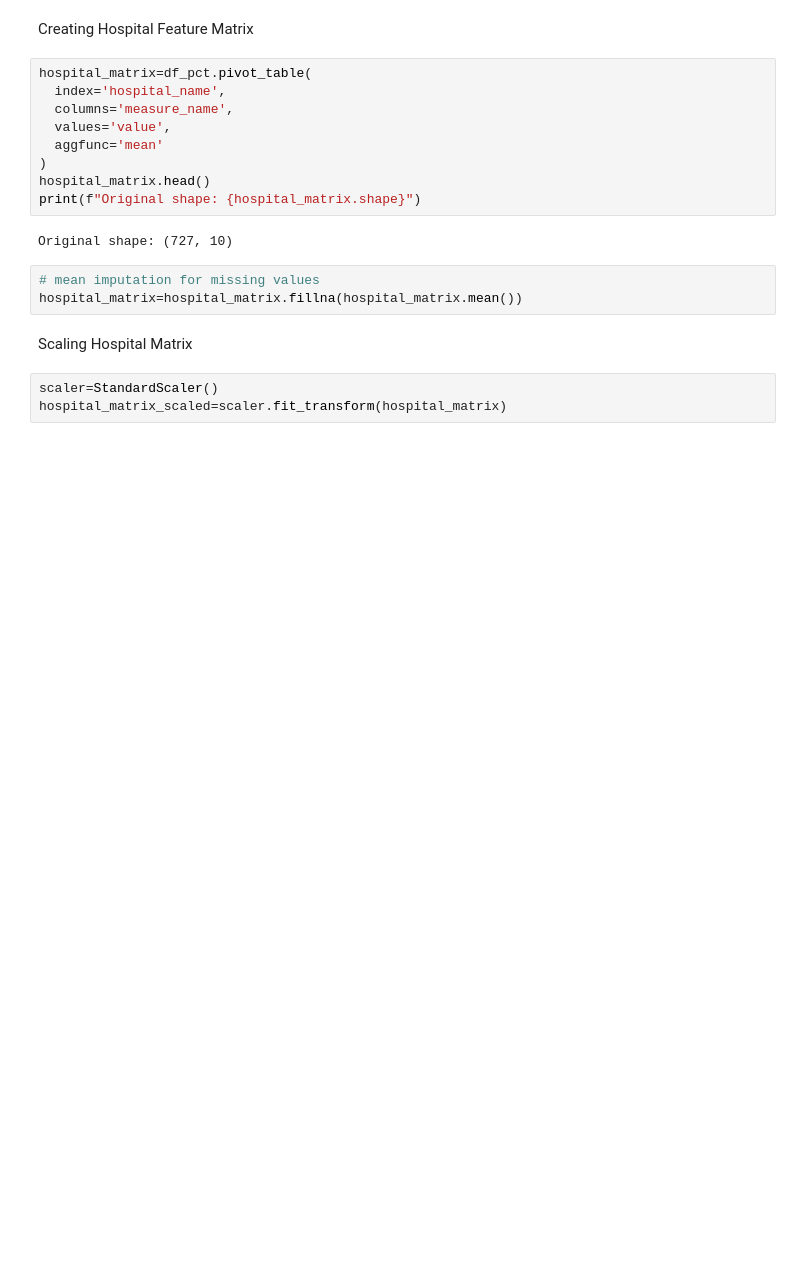
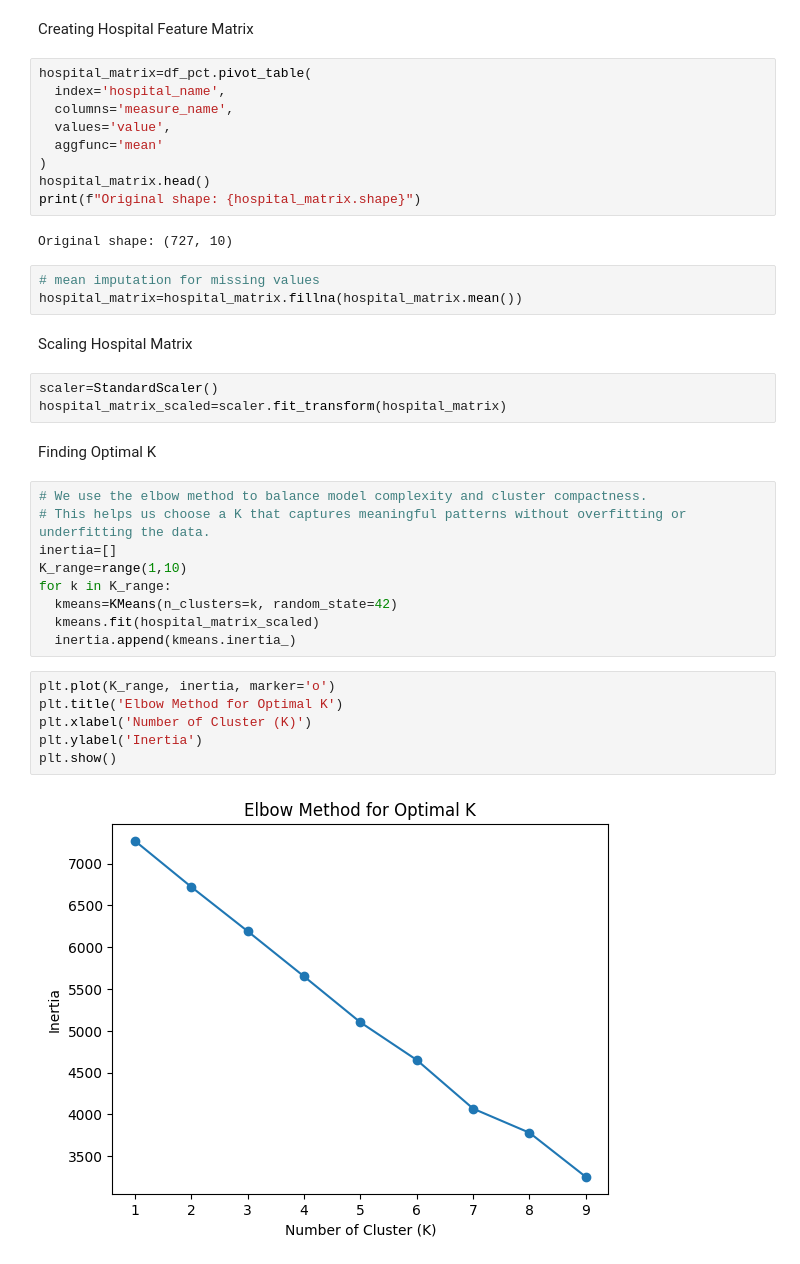
Before and after one commit to MahnoorAhmed-Dev/Hospital-Operations-Analytics-Pipeline, a Jupyter notebook: data_mining/notebooks/06_hospital_clustering_analysis.ipynb, the cells around one changed output. Cells and saved outputs as stored; diff of their text form; blank space fills up the shorter version.

Commit message:
feat(clustering): apply elbow method to determine optimal cluster count

```diff
--- a/data_mining/notebooks/06_hospital_clustering_analysis.ipynb
+++ b/data_mining/notebooks/06_hospital_clustering_analysis.ipynb
@@ -68,3 +68,22 @@ Scaling Hospital Matrix
 # %%
 scaler=StandardScaler()
 hospital_matrix_scaled=scaler.fit_transform(hospital_matrix)
+# %% [markdown]
+Finding Optimal K
+# %%
+# We use the elbow method to balance model complexity and cluster compactness.
+# This helps us choose a K that captures meaningful patterns without overfitting or underfitting the data.
+inertia=[]
+K_range=range(1,10)
+for k in K_range:
+  kmeans=KMeans(n_clusters=k, random_state=42)
+  kmeans.fit(hospital_matrix_scaled)
+  inertia.append(kmeans.inertia_)
+# %%
+plt.plot(K_range, inertia, marker='o')
+plt.title('Elbow Method for Optimal K')
+plt.xlabel('Number of Cluster (K)')
+plt.ylabel('Inertia')
+plt.show()
+# %% [output]
+[figure, added]
```
